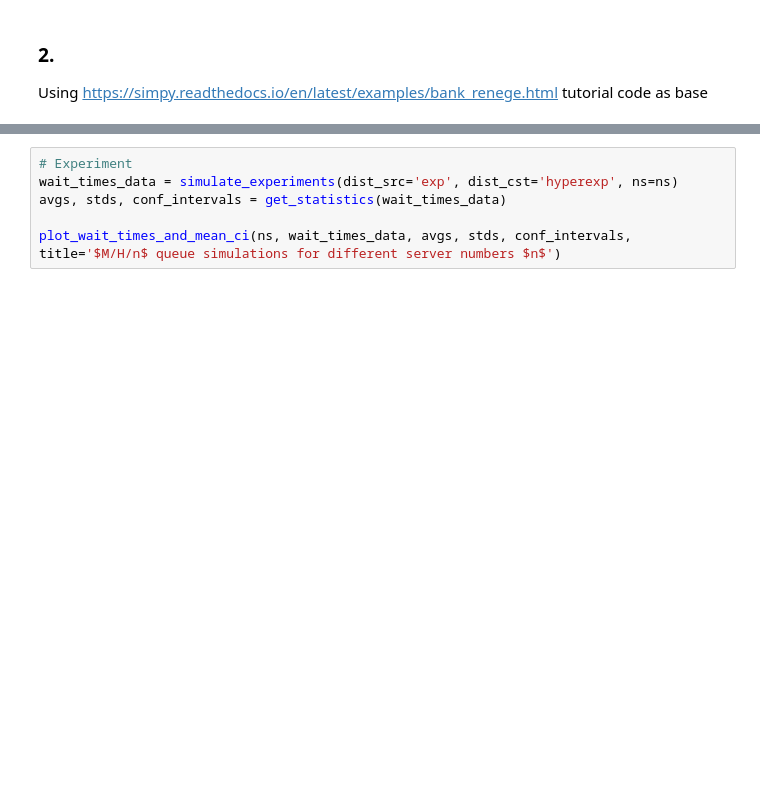
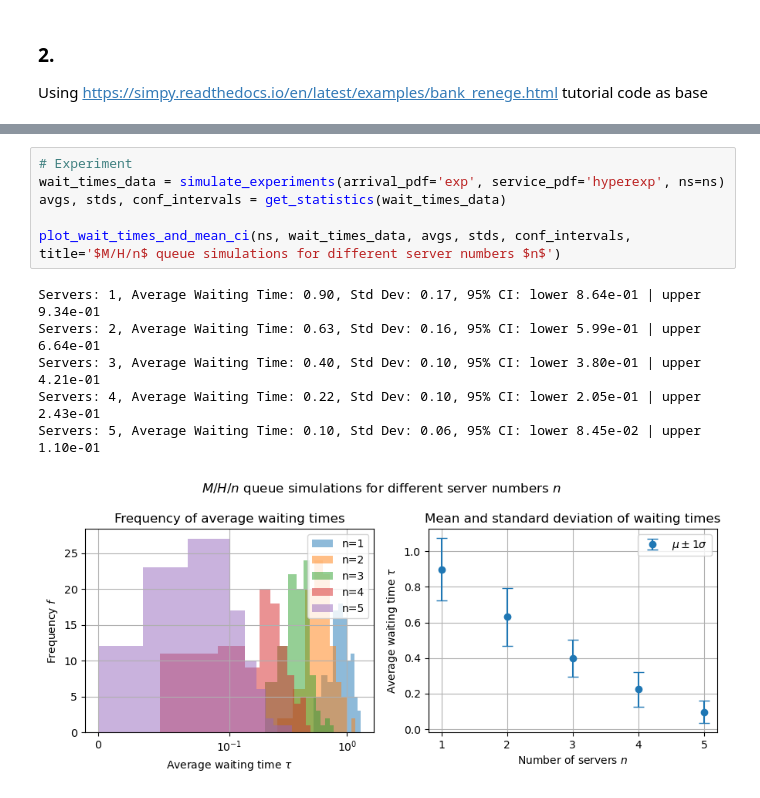
Before and after one commit to jonas4climate/ss-assignment-2, a Jupyter notebook: CalvinLaw_11306734_RaymondZhang_14865904_JonasSchaefer_14039982_2.ipynb, the cells around one changed output, grey strips where cells are left out. Drawn from its saved outputs; the diff is of its cells as text; blank space fills up the shorter version.

```diff
--- a/CalvinLaw_11306734_RaymondZhang_14865904_JonasSchaefer_14039982_2.ipynb
+++ b/CalvinLaw_11306734_RaymondZhang_14865904_JonasSchaefer_14039982_2.ipynb
@@ -228,9 +240,16 @@ plot_wait_times_and_mean_ci(ns, wait_times_data, avgs, stds, conf_intervals, tit
 # %%
 # Experiment
-wait_times_data = simulate_experiments(dist_src='exp', dist_cst='hyperexp', ns=ns)
+wait_times_data = simulate_experiments(arrival_pdf='exp', service_pdf='hyperexp', ns=ns)
 avgs, stds, conf_intervals = get_statistics(wait_times_data)
 
 plot_wait_times_and_mean_ci(ns, wait_times_data, avgs, stds, conf_intervals, title='$M/H/n$ queue simulations for different server numbers $n$')
+# %% [output]
+Servers: 1, Average Waiting Time: 0.90, Std Dev: 0.17, 95% CI: lower 8.64e-01 | upper 9.34e-01
+Servers: 2, Average Waiting Time: 0.63, Std Dev: 0.16, 95% CI: lower 5.99e-01 | upper 6.64e-01
+Servers: 3, Average Waiting Time: 0.40, Std Dev: 0.10, 95% CI: lower 3.80e-01 | upper 4.21e-01
+Servers: 4, Average Waiting Time: 0.22, Std Dev: 0.10, 95% CI: lower 2.05e-01 | upper 2.43e-01
+Servers: 5, Average Waiting Time: 0.10, Std Dev: 0.06, 95% CI: lower 8.45e-02 | upper 1.10e-01
+[figure, added]
 # %%
 ns = np.arange(1, 10, dtype=int)
 # Calculate waiting times for each value of lambda
```
Also changed, not shown: parts of 9 cells of this notebook.
